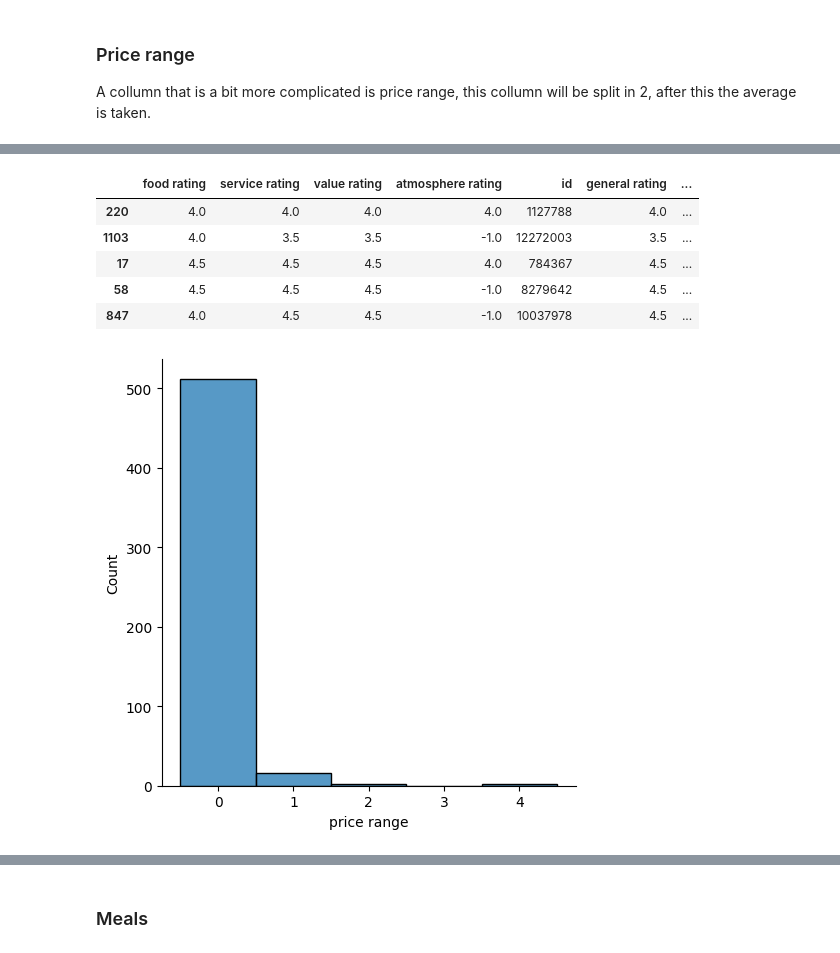
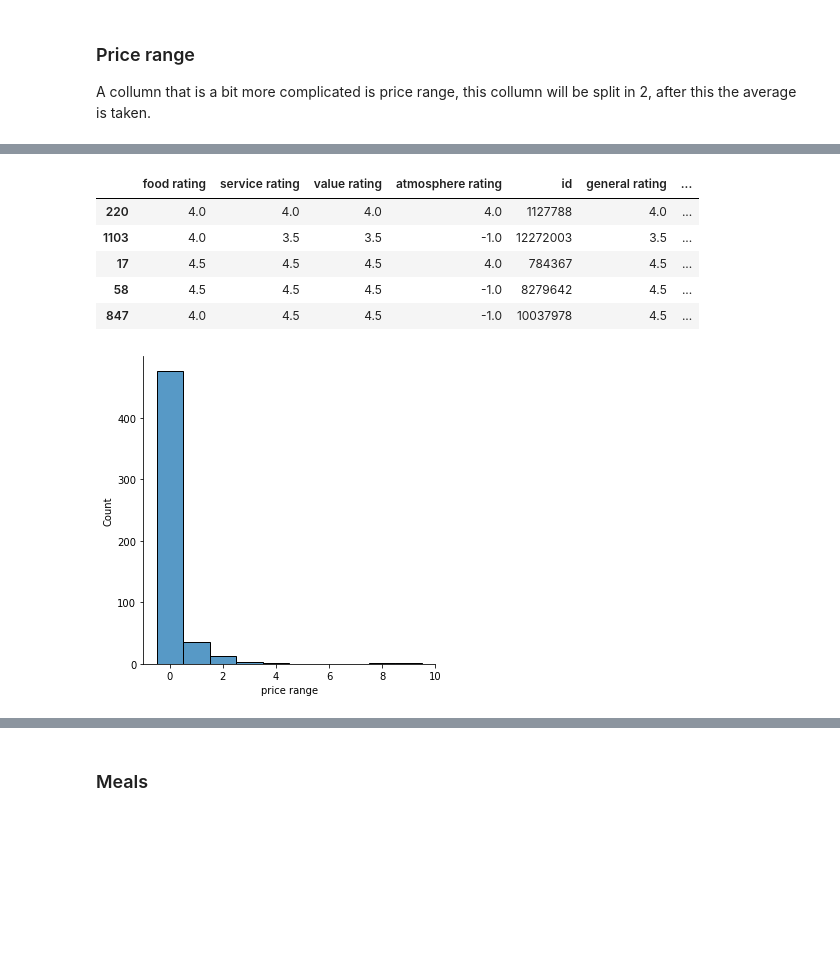
Before and after one commit to brabreda/Machine-learning, a Jupyter notebook: Sprint 1.ipynb, the cells around one changed output, grey strips where cells are left out. Drawn from its saved outputs; the diff is of its cells as text; code cells hidden in the pictures; blank space fills up the shorter version.

```diff
--- a/Sprint 1.ipynb
+++ b/Sprint 1.ipynb
@@ -100,23 +103,24 @@ sn.displot(lower_bound)
 # %%
 from sklearn import preprocessing
 
 average = (upper_bound-lower_bound)/2
 
-transformer = preprocessing.FunctionTransformer(pd.cut, kw_args={'bins': 5, 'labels': [0, 1, 2, 3, 4], 'retbins': True})
+transformer = preprocessing.FunctionTransformer(pd.cut, kw_args={'bins': 10, 'labels':
+                                                                 [0, 1, 2, 3, 4, 5, 6, 7, 8, 9], 'retbins': True})
 avg_quantfied = transformer.fit_transform(average)
 
 #visualize the data
 sn.displot(avg_quantfied[0])
 
 df['price range'] =  pd.to_numeric(avg_quantfied[0])
 df.head()
 # %% [output]
 |  | food rating | service rating | value rating | atmosphere rating | id | general rating | ... |
 | 220 | 4.0 | 4.0 | 4.0 | 4.0 | 1127788 | 4.0 | ... |
 | 1103 | 4.0 | 3.5 | 3.5 | -1.0 | 12272003 | 3.5 | ... |
 | 17 | 4.5 | 4.5 | 4.5 | 4.0 | 784367 | 4.5 | ... |
 | 58 | 4.5 | 4.5 | 4.5 | -1.0 | 8279642 | 4.5 | ... |
 | 847 | 4.0 | 4.5 | 4.5 | -1.0 | 10037978 | 4.5 | ... |
-[figure, old version]
+[figure, new version]
 # %% [markdown]
 ### Food, service & value rating
```
Also changed, not shown: parts of 55 cells of this notebook.
